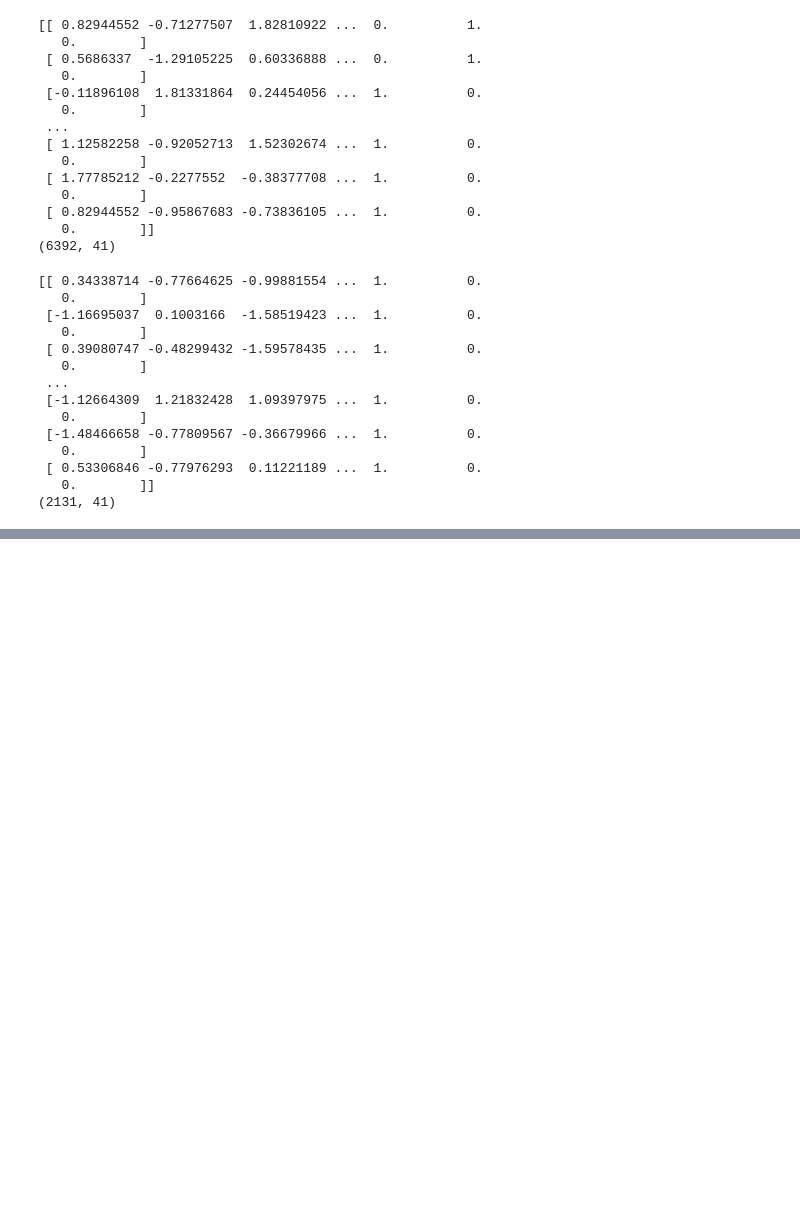
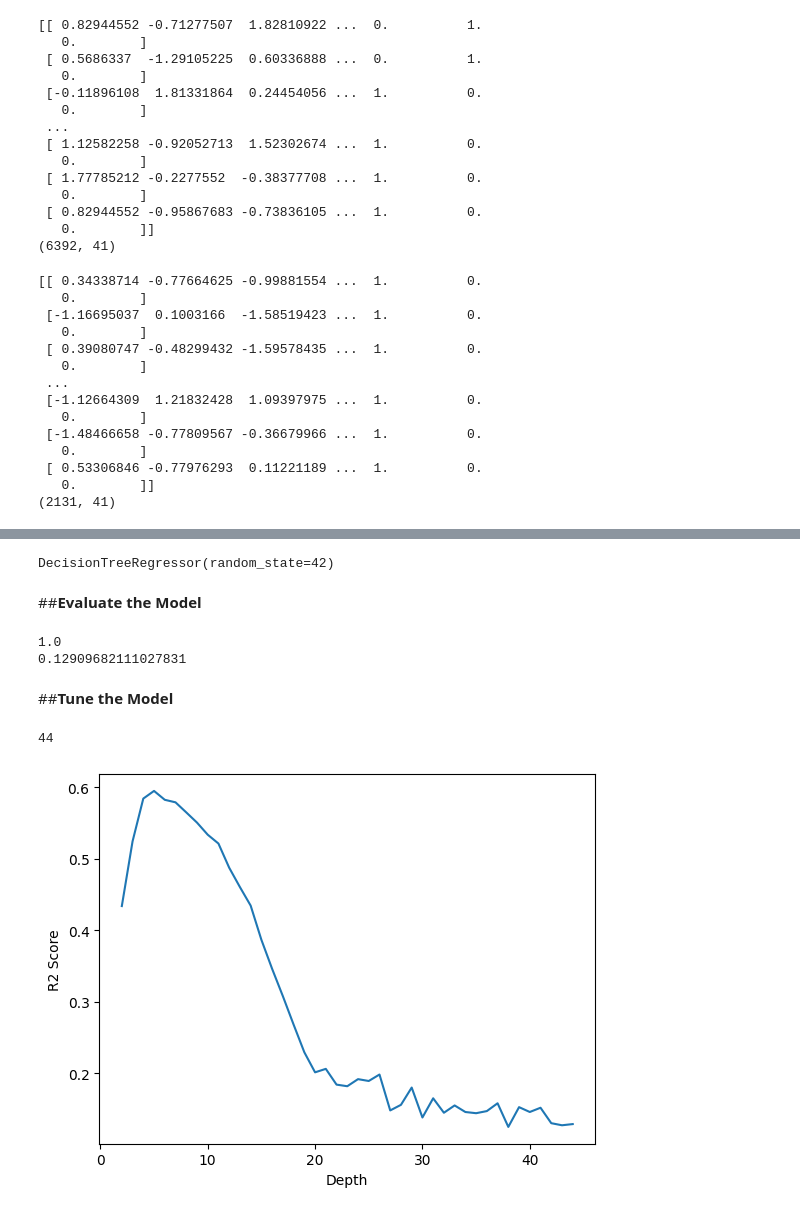
Before and after one commit to Osmayda/Prediction-of-Product-Sales, a Jupyter notebook: Prediction_of_Product_Sales.ipynb, the cells around one changed output, grey strips where cells are left out. Drawn from its saved outputs; the diff is of its cells as text; code cells hidden in the pictures; blank space fills up the shorter version.

```diff
--- a/Prediction_of_Product_Sales.ipynb
+++ b/Prediction_of_Product_Sales.ipynb
@@ -905,0 +1391,9 @@ print(X_test_processed.shape)
+# %%
+# Create an instance of the model
+lin_reg = LinearRegression()
+
+# Create a model pipeline
+lin_reg_pipe = make_pipeline(preprocessor, lin_reg)
+
+#Fit the model
+lin_reg_pipe.fit(X_train_processed, y_train)
@@ -905,0 +1444,8 @@ print(X_test_processed.shape)
+# %%
+#Make an instance of the Model
+dec_tree = DecisionTreeRegressor(random_state = 42)
+# %%
+#Fit the model using the training data
+dec_tree.fit(X_train_processed, y_train)
+# %% [output]
+DecisionTreeRegressor(random_state=42)
@@ -905,0 +1456,35 @@ print(X_test_processed.shape)
+# %% [markdown]
+##**Evaluate the Model**
+# %%
+#Evaluate the model
+train_score = dec_tree.score(X_train_processed, y_train)
+test_score = dec_tree.score(X_test_processed, y_test)
+print(train_score)
+print(test_score)
+# %% [output]
+1.0
+0.12909682111027831
+# %% [markdown]
+##**Tune the Model**
+# %%
+#What was the depth of our default tree?
+dec_tree.get_depth()
+# %% [output]
+44
+# %%
+depths = range(2,45)
+scores = pd.DataFrame(index=depths, columns=['Train', 'Test'])
+
+for depth in depths:
+  dec_tree = DecisionTreeRegressor(max_depth=depth, random_state=42)
+  dec_tree.fit(X_train_processed, y_train)
+  scores.loc[depth, 'Train'] = dec_tree.score(X_train_processed, y_train)
+  scores.loc[depth, 'Test'] = dec_tree.score(X_test_processed, y_test)
+# %%
+import matplotlib.pyplot as plt
+
+plt.plot(depths, scores['Test'])
+plt.xlabel('Depth')
+plt.ylabel('R2 Score');
+# %% [output]
+[figure, added]
```
Also changed, not shown: parts of 90 cells of this notebook.
